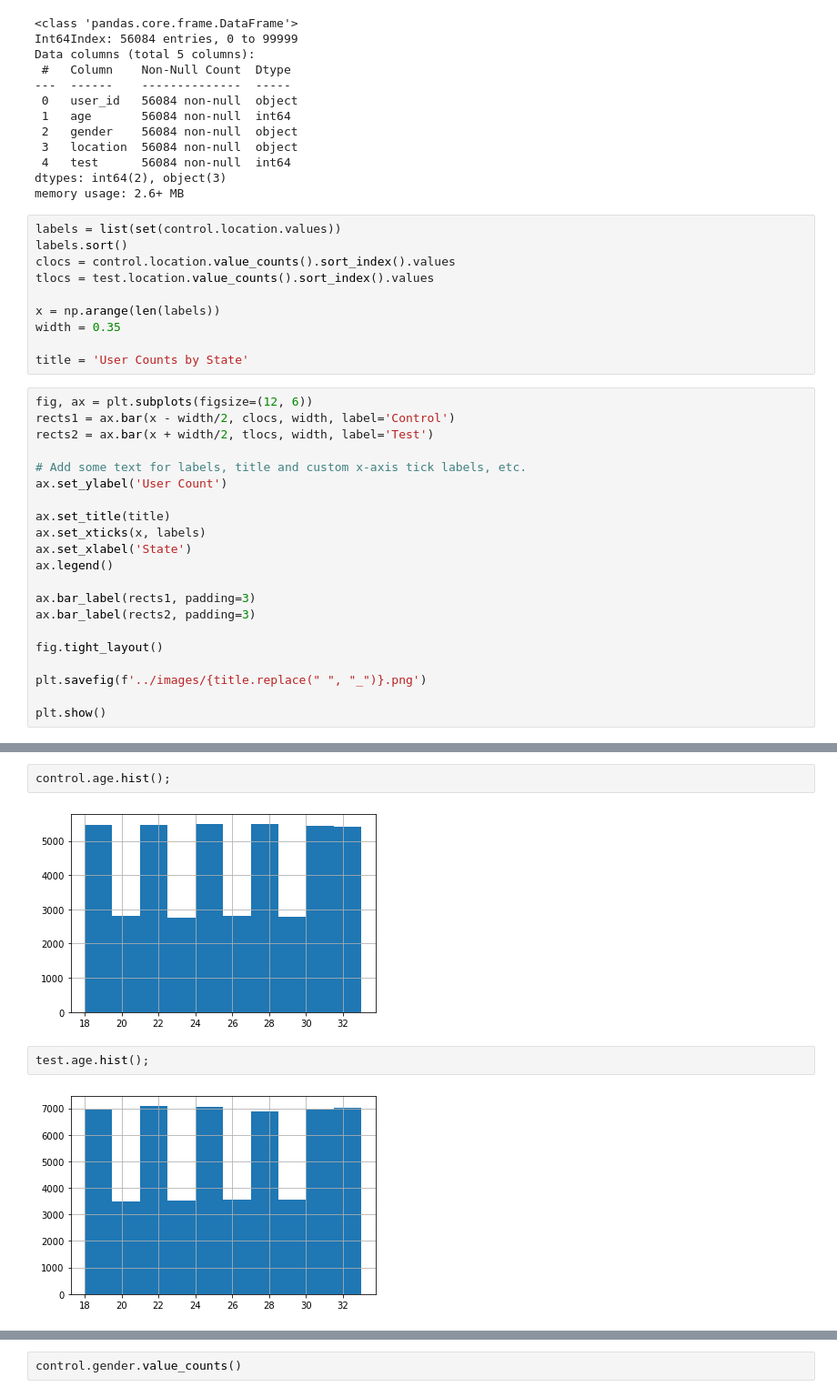
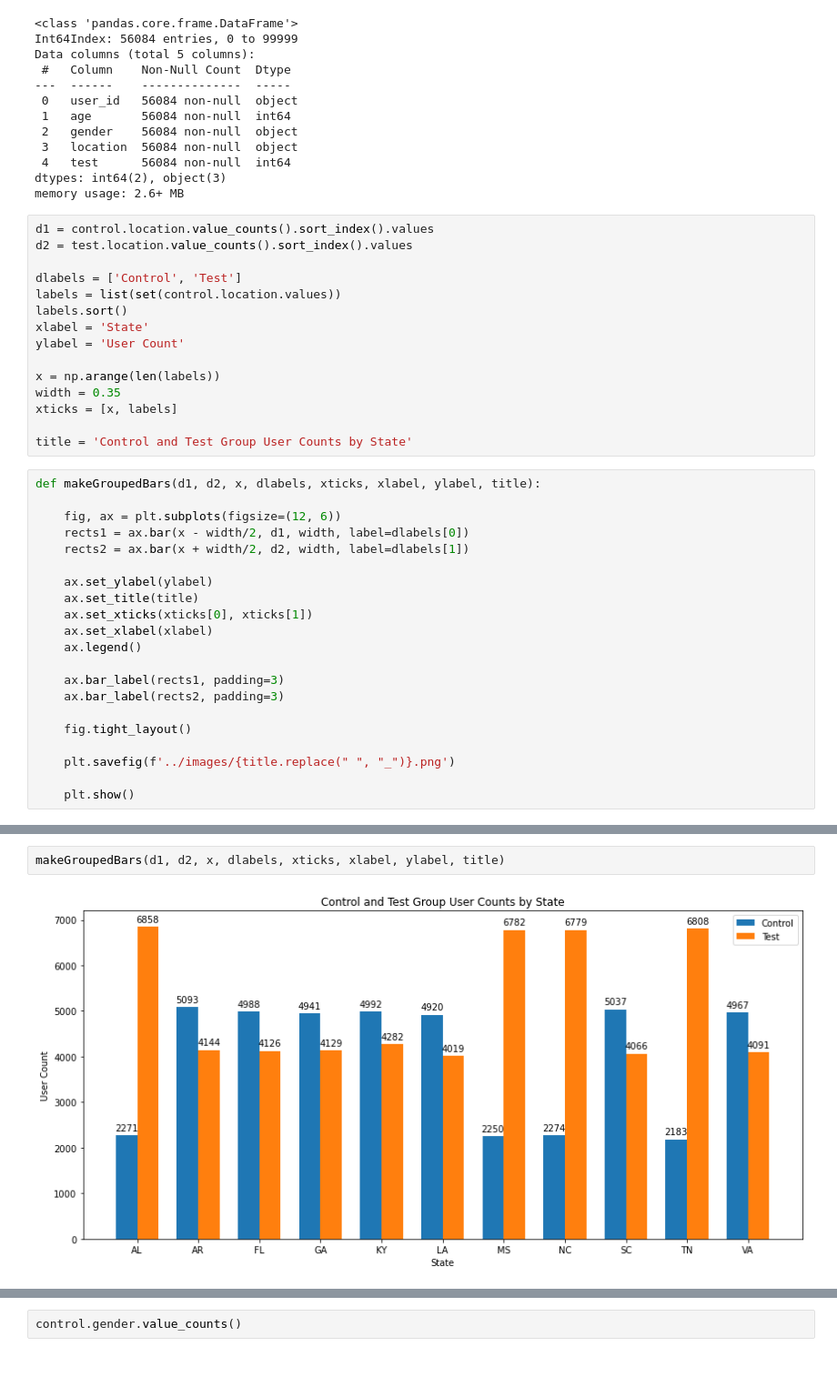
Before and after one commit to jkurdys/Vericast, a Jupyter notebook: notebooks/EDA.ipynb, the cells around one changed output, grey strips where cells are left out. Shown at 91% size. Saved outputs shown, nothing was run; the diff lists cells and outputs as text; blank space fills up the shorter version.

```diff
--- a/notebooks/EDA.ipynb
+++ b/notebooks/EDA.ipynb
@@ -165,33 +165,38 @@ Data columns (total 5 columns):
 dtypes: int64(2), object(3)
 memory usage: 2.6+ MB
 # %%
+d1 = control.location.value_counts().sort_index().values
+d2 = test.location.value_counts().sort_index().values
+
+dlabels = ['Control', 'Test']
 labels = list(set(control.location.values))
 labels.sort()
-clocs = control.location.value_counts().sort_index().values
-tlocs = test.location.value_counts().sort_index().values
+xlabel = 'State'
+ylabel = 'User Count'
 
 x = np.arange(len(labels))
 width = 0.35
+xticks = [x, labels]
 
-title = 'User Counts by State'
+title = 'Control and Test Group User Counts by State'
 # %%
-fig, ax = plt.subplots(figsize=(12, 6))
-rects1 = ax.bar(x - width/2, clocs, width, label='Control')
-rects2 = ax.bar(x + width/2, tlocs, width, label='Test')
+def makeGroupedBars(d1, d2, x, dlabels, xticks, xlabel, ylabel, title):
 
-# Add some text for labels, title and custom x-axis tick labels, etc.
-ax.set_ylabel('User Count')
+    fig, ax = plt.subplots(figsize=(12, 6))
+    rects1 = ax.bar(x - width/2, d1, width, label=dlabels[0])
+    rects2 = ax.bar(x + width/2, d2, width, label=dlabels[1])
 
-ax.set_title(title)
-ax.set_xticks(x, labels)
-ax.set_xlabel('State')
-ax.legend()
+    ax.set_ylabel(ylabel)
+    ax.set_title(title)
+    ax.set_xticks(xticks[0], xticks[1])
+    ax.set_xlabel(xlabel)
+    ax.legend()
 
-ax.bar_label(rects1, padding=3)
-ax.bar_label(rects2, padding=3)
+    ax.bar_label(rects1, padding=3)
+    ax.bar_label(rects2, padding=3)
 
-fig.tight_layout()
+    fig.tight_layout()
 
-plt.savefig(f'../images/{title.replace(" ", "_")}.png')
+    plt.savefig(f'../images/{title.replace(" ", "_")}.png')
 
-plt.show()
+    plt.show()
@@ -230,8 +203,4 @@ test.location.hist();
-# %%
-control.age.hist();
-# %% [output]
-[figure, removed]
-# %%
-test.age.hist();
-# %% [output]
-[figure, removed]
+# %%
+makeGroupedBars(d1, d2, x, dlabels, xticks, xlabel, ylabel, title)
+# %% [output]
+[figure, added]
```
Also changed, not shown: parts of 5 cells of this notebook, 1 other file.
